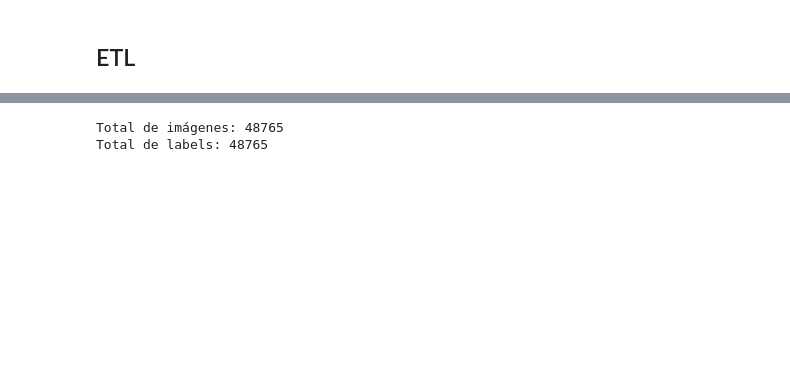
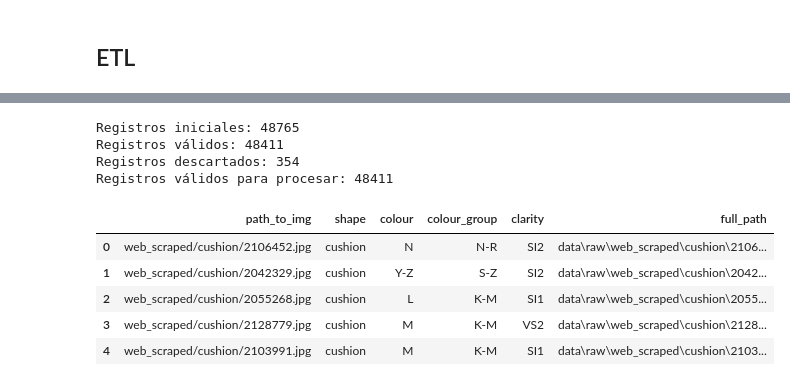
Before and after one commit to jeankrabbat/Proyecto_Diamantes_CPD, a Jupyter notebook: notebooks/01_ETL.ipynb, the cells around one changed output, grey strips where cells are left out. Drawn from its saved outputs; the diff is of its cells as text; code cells hidden in the pictures; blank space fills up the shorter version.

```diff
--- a/notebooks/01_ETL.ipynb
+++ b/notebooks/01_ETL.ipynb
@@ -31,7 +184,34 @@ Extrayendo labels...
 # %%
-print(f"\nTotal de imágenes: {len(rutas)}")
-print(f"Total de labels: {len(labels)}")
+# Celda 6: Preparar y validar los metadatos
+
+datos_validos = preparar_metadata(
+    metadata=metadata,
+    carpeta_datos="data/raw"
+)
+
+print(f"Registros válidos para procesar: {len(datos_validos)}")
+
+display(
+    datos_validos[
+        [
+            "path_to_img",
+            "shape",
+            "colour",
+            "colour_group",
+            "clarity",
+            "full_path"
+        ]
+    ].head()
+)
 # %% [output]
-Total de imágenes: 48765
-Total de labels: 48765
+Registros iniciales: 48765
+Registros válidos: 48411
+Registros descartados: 354
+Registros válidos para procesar: 48411
+|  | path_to_img | shape | colour | colour_group | clarity | full_path |
+| 0 | web_scraped/cushion/2106452.jpg | cushion | N | N-R | SI2 | data\raw\web_scraped\cushion\2106... |
+| 1 | web_scraped/cushion/2042329.jpg | cushion | Y-Z | S-Z | SI2 | data\raw\web_scraped\cushion\2042... |
+| 2 | web_scraped/cushion/2055268.jpg | cushion | L | K-M | SI1 | data\raw\web_scraped\cushion\2055... |
+| 3 | web_scraped/cushion/2128779.jpg | cushion | M | K-M | VS2 | data\raw\web_scraped\cushion\2128... |
+| 4 | web_scraped/cushion/2103991.jpg | cushion | M | K-M | SI1 | data\raw\web_scraped\cushion\2103... |
 # %%
```
Also changed, not shown: parts of 13 cells of this notebook, 5 other files.
